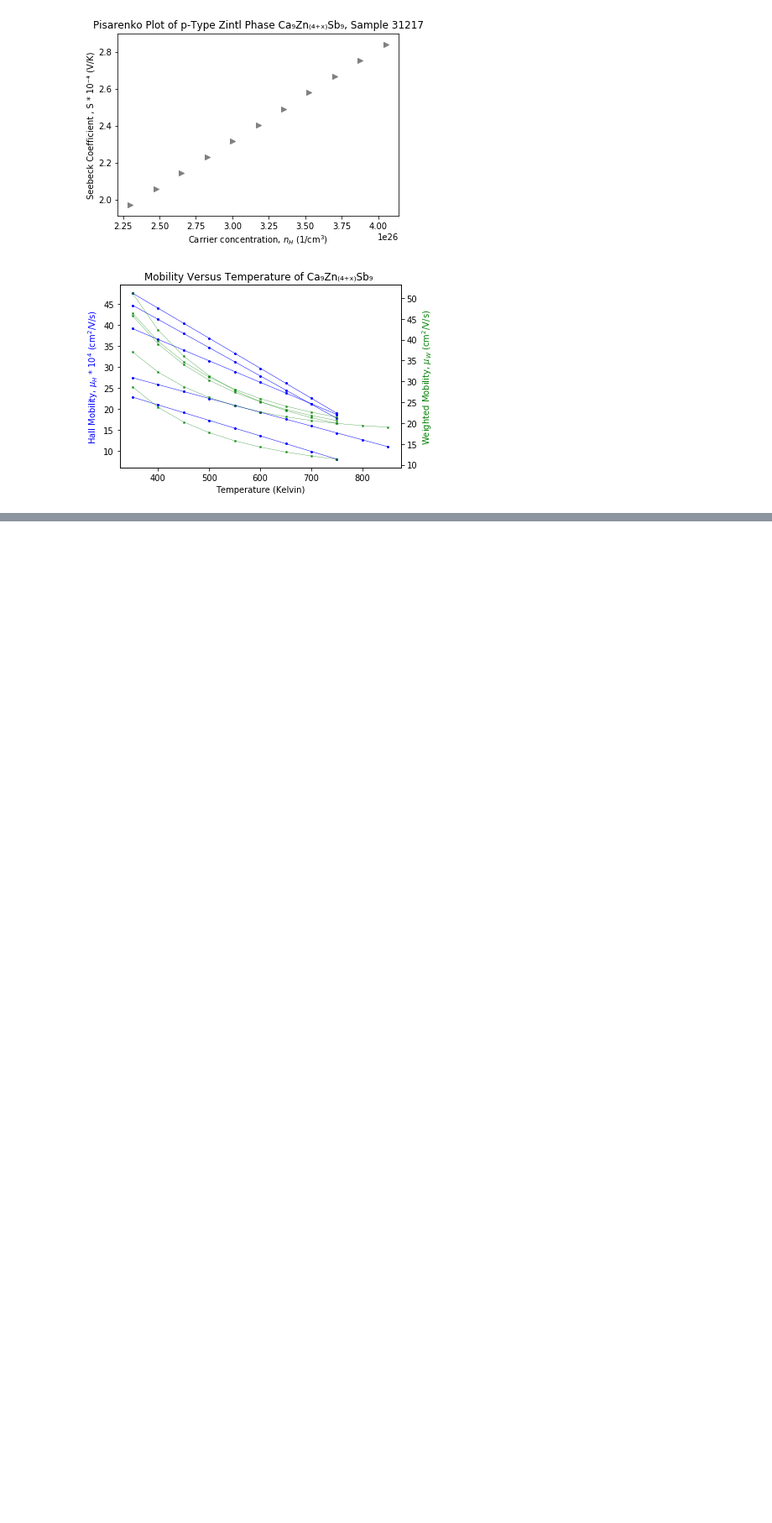
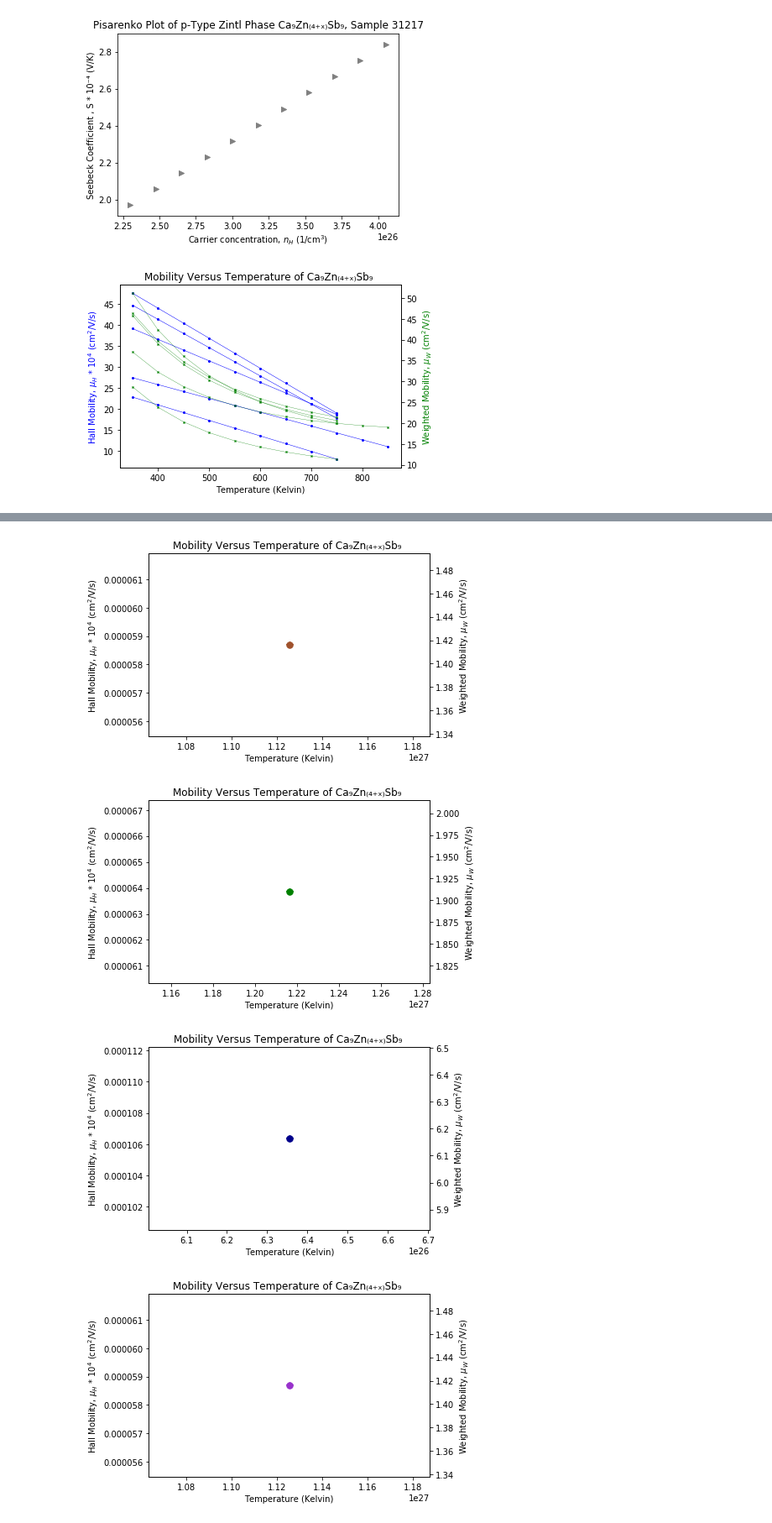
Before and after one commit to RamyaGuru/STD2_EffMass, a Jupyter notebook: WeightedMobilityAPRGMT.ipynb, the cells around one changed output, grey strips where cells are left out. Shown at 84% size. Drawn from its saved outputs; the diff is of its cells as text; code cells hidden in the pictures; blank space fills up the shorter version.

```diff
--- a/WeightedMobilityAPRGMT.ipynb
+++ b/WeightedMobilityAPRGMT.ipynb
@@ -590,7 +587,7 @@ NameError: name 'new_data' is not defined
 # %%
-or i in nums:
+nums = [ 1, 2, 3, 4, 5]
+for i in nums:
 
-    nums = [ 1, 2, 3, 4, 5]
     items = ['31213', '31214', '31215', '31216', '31217']
     darkcol = ['firebrick', 'sienna', 'green', 'darkblue', 'darkorchid' ]
     lightcol = ['salmon', 'tan', 'greenyellow', 'lightskyblue', 'thistle']
@@ -613,8 +610,8 @@ plt.show()
 
 # fitted effective mass plot 350
 
-#fig, ax1 = plt.subplots()
-#ax2 = ax1.twinx()
+fig, ax1 = plt.subplots()
+ax2 = ax1.twinx()
 
 
 
@@ -630,0 +627,4 @@ SyntaxError: invalid syntax (<ipython-input-26-246c23054b09>, line 1)
+[figure, added]
+[figure, added]
+[figure, added]
+[figure, added]
```
Also changed, not shown: parts of 8 cells of this notebook.
